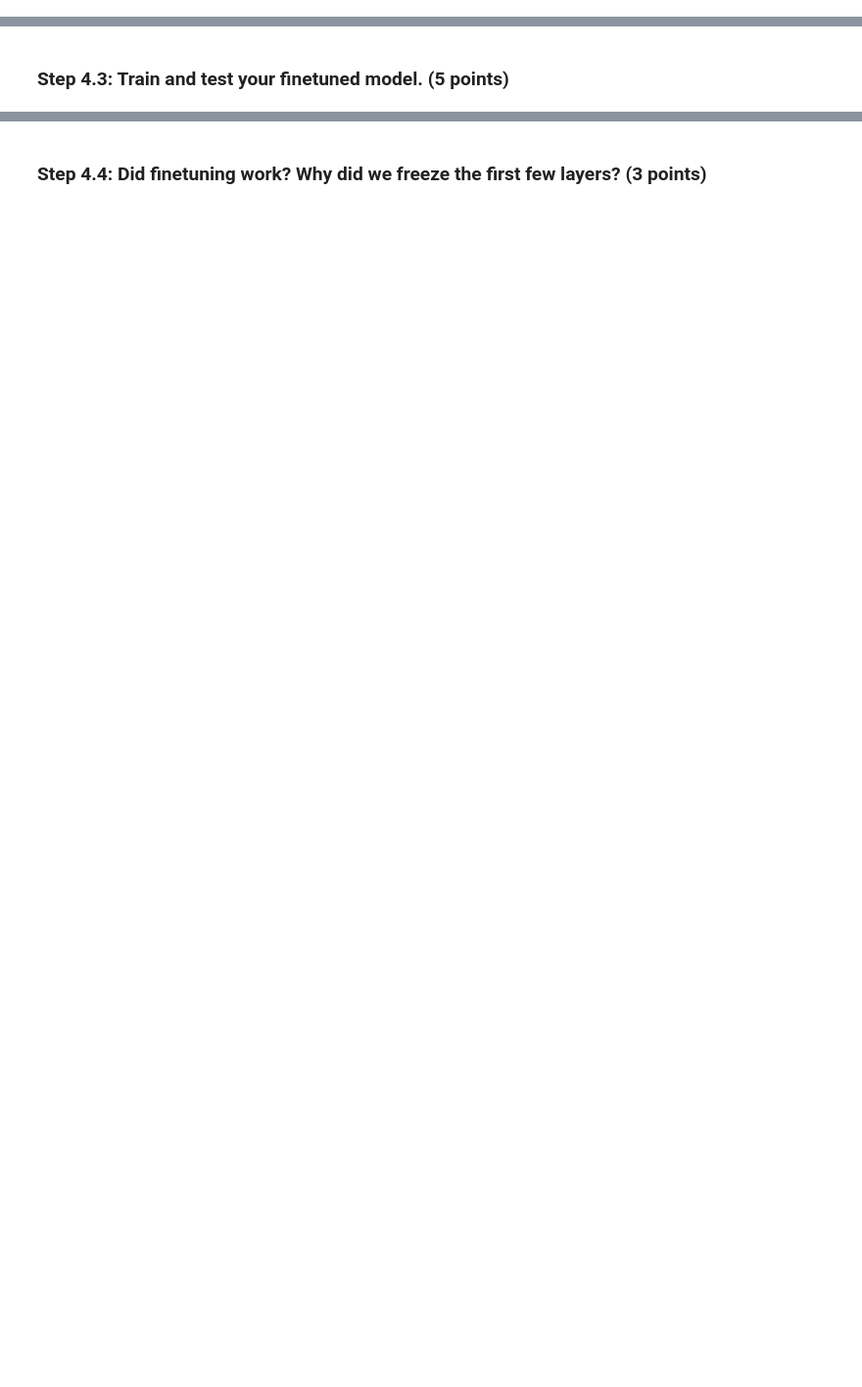
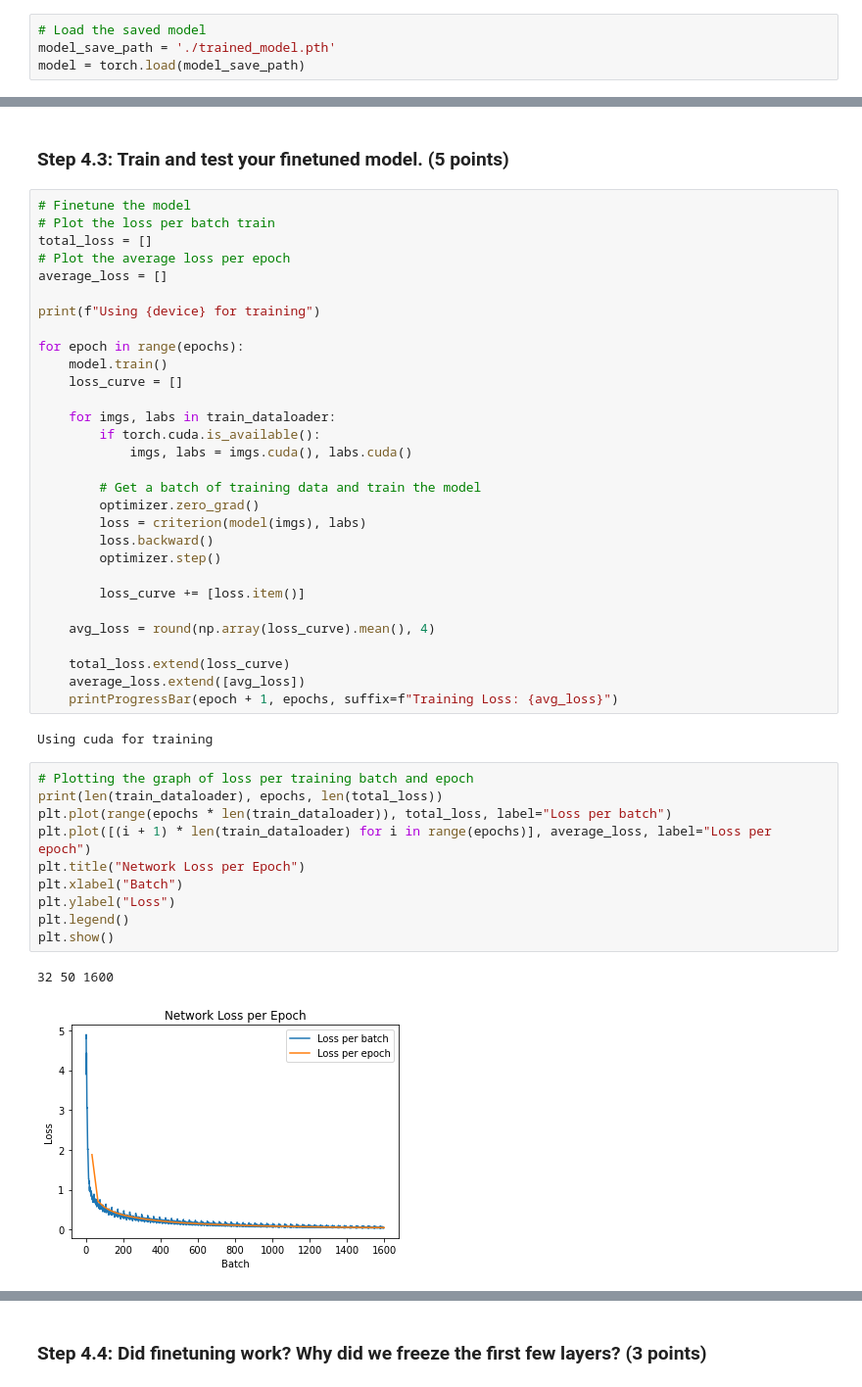
Before and after one commit to EuanScottWatson/Computer-Vision-CW, a Jupyter notebook: coursework_02/coursework_02.ipynb, the cells around one changed output, grey strips where cells are left out. Shown at 98% size. Saved outputs shown, nothing was run; the diff lists cells and outputs as text; blank space fills up the shorter version.

```diff
--- a/coursework_02/coursework_02.ipynb
+++ b/coursework_02/coursework_02.ipynb
@@ -346,5 +357,9 @@ for epoch in tqdm(range(epochs)):
 # %% [markdown]
 ### Step 3.4: Deploy the trained model onto the test set. (10 points)
+# %%
+# Load the saved model
+model_save_path = './trained_model.pth'
+model = torch.load(model_save_path)
 # %%
 # Deploy the model
 model.eval()
@@ -437,3 +466,48 @@ SyntaxError: invalid syntax (2209542846.py, line 10)
 # %% [markdown]
 ### Step 4.3: Train and test your finetuned model. (5 points)
+# %%
+# Finetune the model
+# Plot the loss per batch train
+total_loss = []
+# Plot the average loss per epoch
+average_loss = []
+
+print(f"Using {device} for training")
+
+for epoch in range(epochs):
+    model.train()
+    loss_curve = []
+
+    for imgs, labs in train_dataloader:
+        if torch.cuda.is_available():
+            imgs, labs = imgs.cuda(), labs.cuda()
+
+        # Get a batch of training data and train the model
+        optimizer.zero_grad()
+        loss = criterion(model(imgs), labs)
+        loss.backward()
+        optimizer.step()
+
+        loss_curve += [loss.item()]
+
+    avg_loss = round(np.array(loss_curve).mean(), 4)
+
+    total_loss.extend(loss_curve)
+    average_loss.extend([avg_loss])
+    printProgressBar(epoch + 1, epochs, suffix=f"Training Loss: {avg_loss}")
+# %% [output]
+Using cuda for training
+# %%
+# Plotting the graph of loss per training batch and epoch
+print(len(train_dataloader), epochs, len(total_loss))
+plt.plot(range(epochs * len(train_dataloader)), total_loss, label="Loss per batch")
+plt.plot([(i + 1) * len(train_dataloader) for i in range(epochs)], average_loss, label="Loss per epoch")
+plt.title("Network Loss per Epoch")
+plt.xlabel("Batch")
+plt.ylabel("Loss")
+plt.legend()
+plt.show()
+# %% [output]
+32 50 1600
+[figure, added]
 # %%
```
Also changed, not shown: parts of 11 cells of this notebook, 2 other files.
